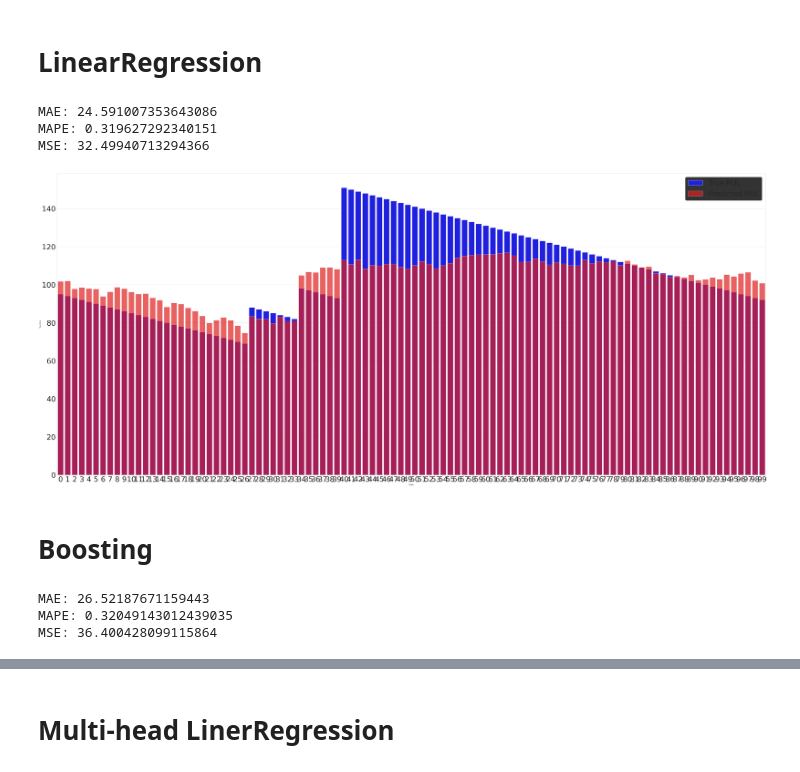
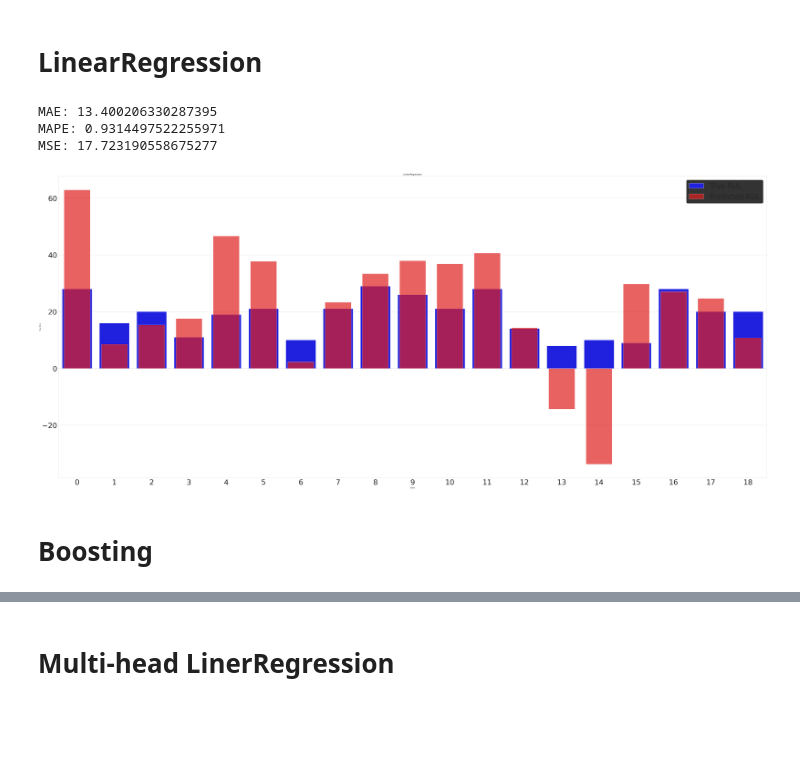
Before and after one commit to myakonkikh/otus-ml-project, a Jupyter notebook: engine_remaining_useful_life.ipynb, the cells around one changed output, grey strips where cells are left out. Drawn from its saved outputs; the diff is of its cells as text; code cells hidden in the pictures; blank space fills up the shorter version.

Commit message:
Добавил transformer и другие модели

```diff
--- a/engine_remaining_useful_life.ipynb
+++ b/engine_remaining_useful_life.ipynb
@@ -373,0 +406,30 @@ def plot(y_test, y_test_hat):
+# %%
+from sklearn.pipeline import Pipeline
+from sklearn.ensemble import StackingClassifier
+from sklearn.compose import ColumnTransformer
+
+FRAME_COLUMNS = train_data.drop(drop_for_X, axis=1).columns
+
+def columns_for_head(name):
+    head_columns = [f"{name}_lag_{lag}" for lag in range(1, NUM_LAGS)][::-1] + [name]
+    start = FRAME_COLUMNS.get_loc(head_columns[0])
+    end   = FRAME_COLUMNS.get_loc(head_columns[-1]) + 1
+    return slice(start, end)
+
+
+def make_heads_cf(base_model, base_model_name='model'):
+    preprocessors = [ColumnTransformer(transformers=[(           \
+        f'{name}_columns', 'passthrough', columns_for_head(name) \
+    )]) for name in columns_to_lag]
+
+
+    base_estimators = [(f"{base_model_name}_{name}", Pipeline(
+        steps=[('select', preprocessor), (f"{base_model_name}_{name}", base_model)])
+    ) for preprocessor, name in zip(preprocessors, columns_to_lag)]
+
+    meta_regressor = base_model
+
+    return StackingClassifier(
+        estimators=base_estimators,
+        final_estimator=meta_regressor
+    )
@@ -381,15 +493,12 @@ model.fit(X_train, y_train)
 
 lr_pred = model.predict(X_test)
 # %%
-error(y_test, lr_pred)
+ml_test(y_test, lr_pred, 'LinearRegression')
 # %% [output]
-MAE: 24.591007353643086
-MAPE: 0.319627292340151
-MSE: 32.49940713294366
+MAE: 13.400206330287395
+MAPE: 0.9314497522255971
+MSE: 17.723190558675277
+[figure, added]
-# %%
-plot(y_test[:100], lr_pred[:100])
-# %% [output]
-[figure, removed]
 # %% [markdown]
 # Boosting
 # %%
@@ -400,8 +509,4 @@ model.fit(X_train, y_train)
 
 boosting_pred = model.predict(X_test)
 # %%
-error(y_test, boosting_pred)
+ml_test(y_test, boosting_pred.)
-# %% [output]
-MAE: 26.52187671159443
-MAPE: 0.32049143012439035
-MSE: 36.400428099115864
```
Also changed, not shown: parts of 53 cells of this notebook.
